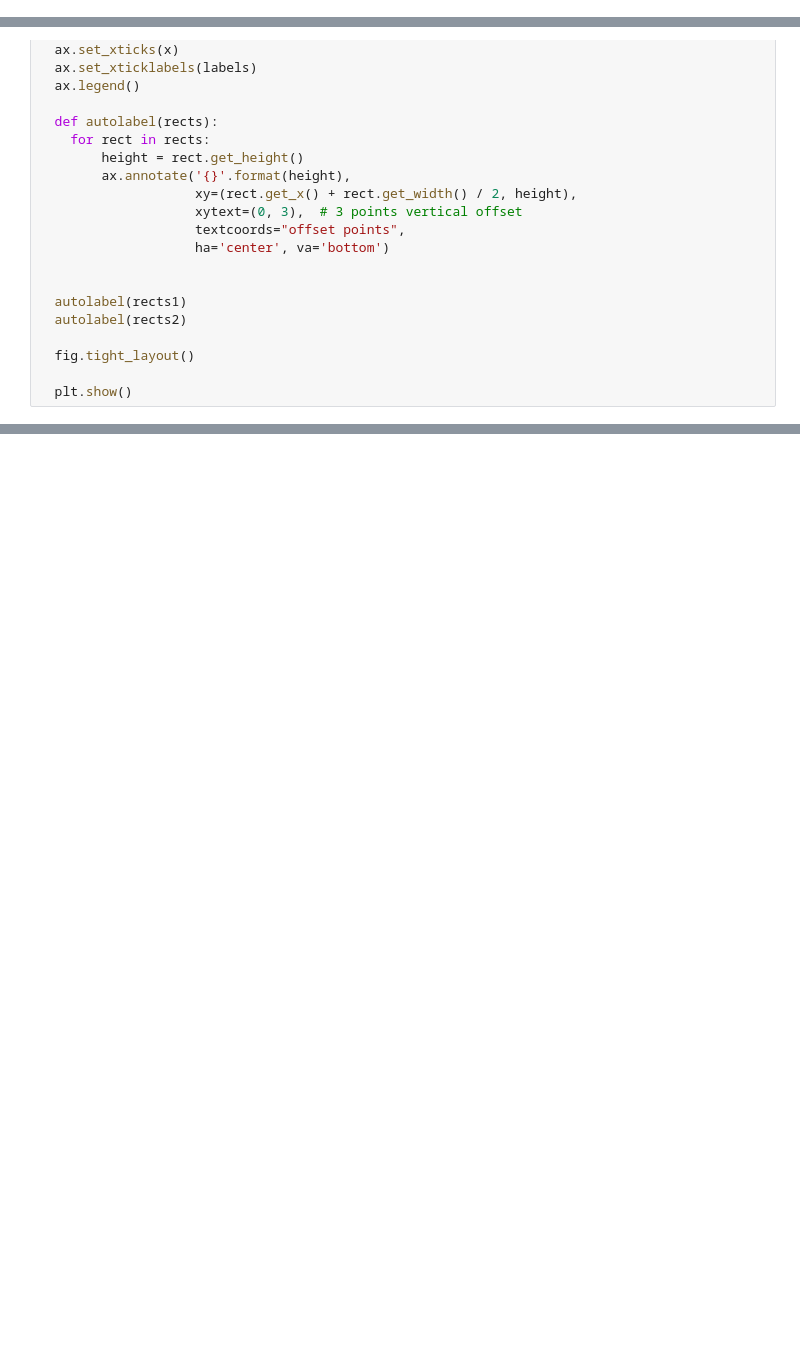
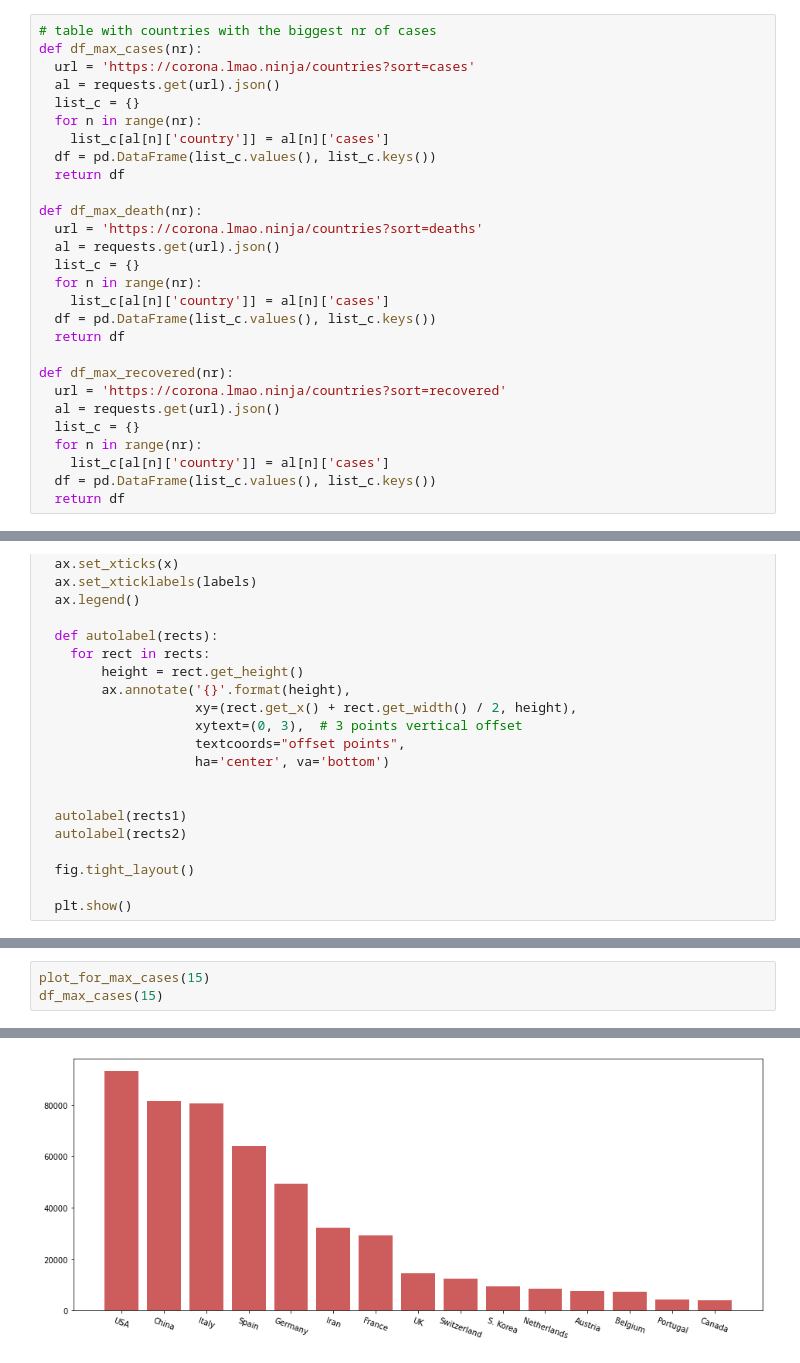
Before and after one commit to ewelinafiuk/project-coronascience, a Jupyter notebook: projekt_KoronaScience.ipynb, the cells around one changed output, grey strips where cells are left out. Drawn from its saved outputs; the diff is of its cells as text; blank space fills up the shorter version.

```diff
--- a/projekt_KoronaScience.ipynb
+++ b/projekt_KoronaScience.ipynb
@@ -56,6 +70,34 @@ def top_countries_by_recovery(number_of_countries):
   for n in range(number_of_countries):
     list_c[al[n]['country']] = al[n]['recovered']
   return list_c
+# %%
+# table with countries with the biggest nr of cases
+def df_max_cases(nr):
+  url = 'https://corona.lmao.ninja/countries?sort=cases'
+  al = requests.get(url).json()
+  list_c = {}
+  for n in range(nr):
+    list_c[al[n]['country']] = al[n]['cases']
+  df = pd.DataFrame(list_c.values(), list_c.keys())
+  return df
+
+def df_max_death(nr):
+  url = 'https://corona.lmao.ninja/countries?sort=deaths'
+  al = requests.get(url).json()
+  list_c = {}
+  for n in range(nr):
+    list_c[al[n]['country']] = al[n]['cases']
+  df = pd.DataFrame(list_c.values(), list_c.keys())
+  return df
+
+def df_max_recovered(nr):
+  url = 'https://corona.lmao.ninja/countries?sort=recovered'
+  al = requests.get(url).json()
+  list_c = {}
+  for n in range(nr):
+    list_c[al[n]['country']] = al[n]['cases']
+  df = pd.DataFrame(list_c.values(), list_c.keys())
+  return df
 # %%
 #plot of countries with the biggest amount of cases
 def plot_for_max_cases(nr):
@@ -166,0 +223,4 @@ comaparasion_in_time('italy', 'usa')
+# %%
+plot_for_max_cases(15)
+df_max_cases(15)
+# %% [output]
@@ -166,0 +243 @@ comaparasion_in_time('italy', 'usa')
+[figure, added]
```
Also changed, not shown: parts of 31 cells of this notebook.
